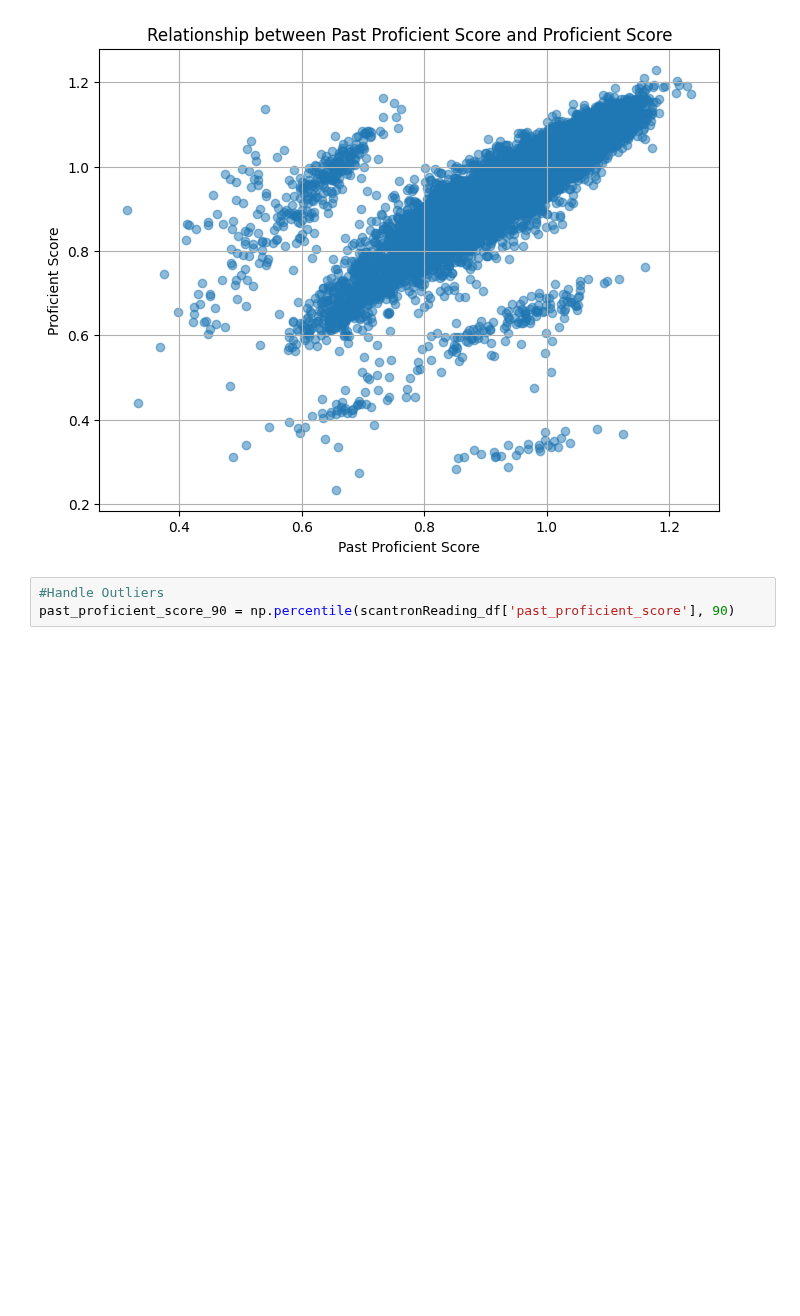
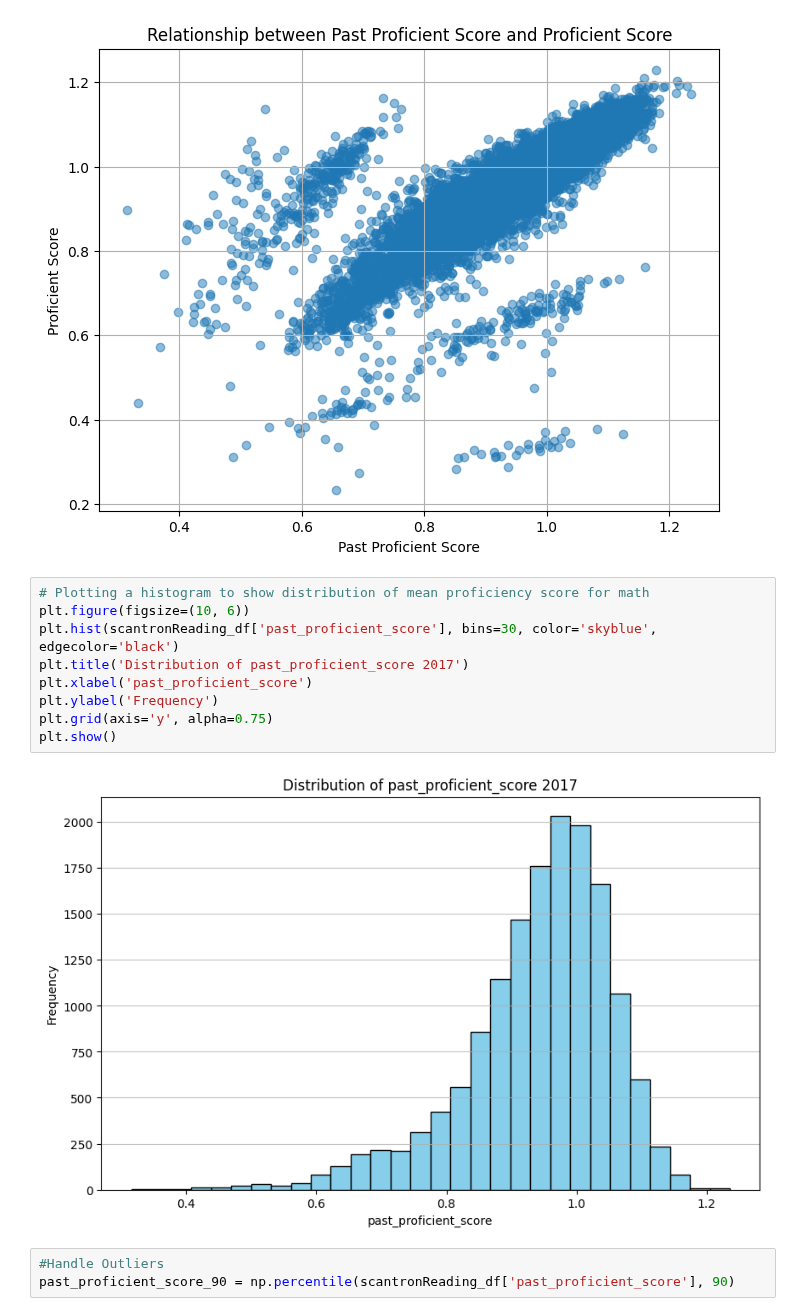
Before and after one commit to level-data-1a/predicting-proficiency, a Jupyter notebook: LinearRegression/scantronReading.ipynb, the cells around one changed output. Cells and saved outputs as stored; diff of their text form; blank space fills up the shorter version.

```diff
--- a/LinearRegression/scantronReading.ipynb
+++ b/LinearRegression/scantronReading.ipynb
@@ -112,6 +112,17 @@ plt.grid(True)
 plt.show()
 # %% [output]
 [figure]
+# %%
+# Plotting a histogram to show distribution of mean proficiency score for math
+plt.figure(figsize=(10, 6))
+plt.hist(scantronReading_df['past_proficient_score'], bins=30, color='skyblue', edgecolor='black')
+plt.title('Distribution of past_proficient_score 2017')
+plt.xlabel('past_proficient_score')
+plt.ylabel('Frequency')
+plt.grid(axis='y', alpha=0.75)
+plt.show()
+# %% [output]
+[figure, added]
 # %%
 #Handle Outliers
 past_proficient_score_90 = np.percentile(scantronReading_df['past_proficient_score'], 90)
```
Also changed, not shown: parts of 2 cells of this notebook, 5 other files.
